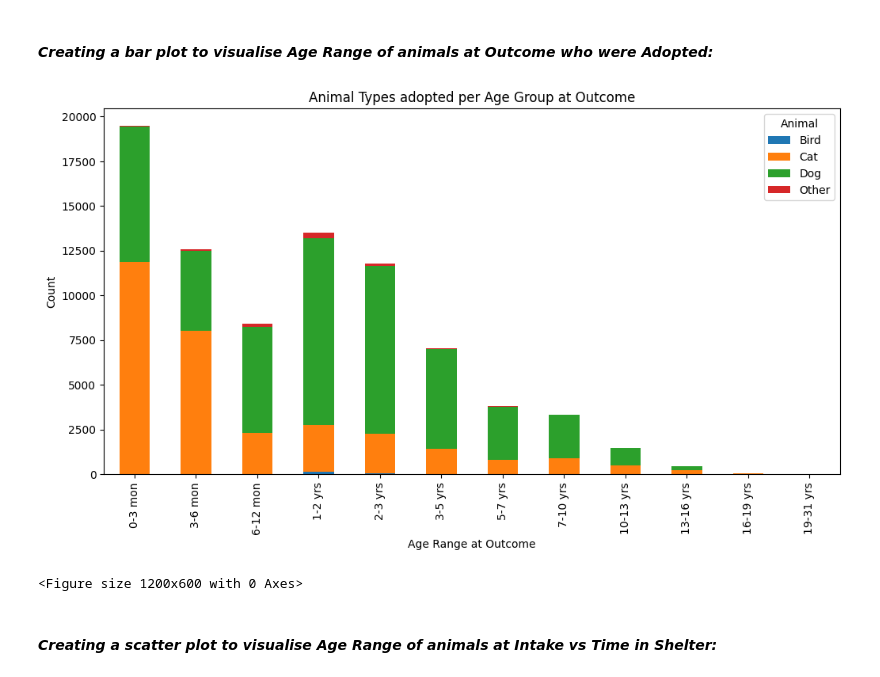
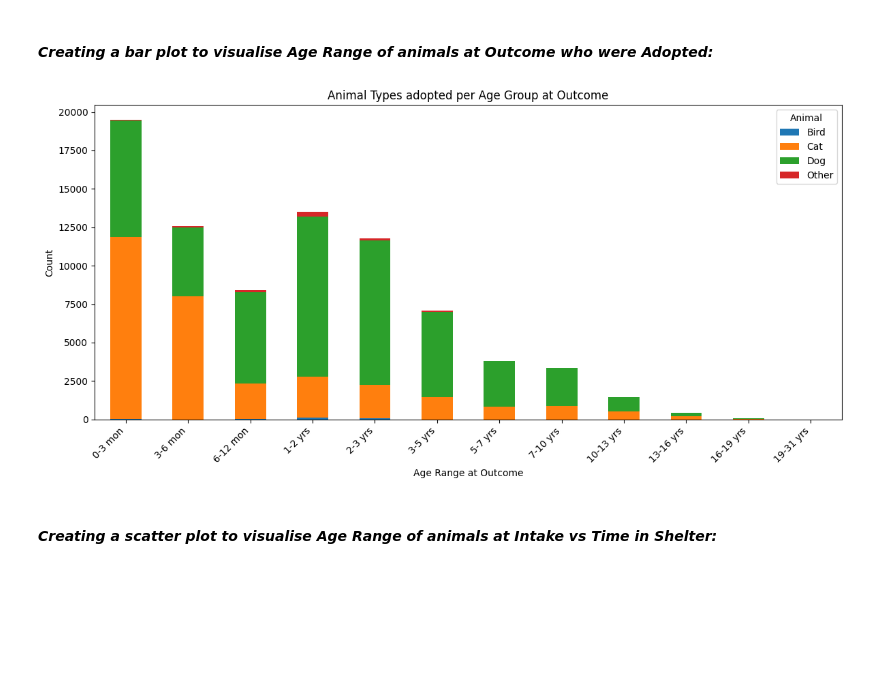
Before and after one commit to a-messmer/AAC_prelim_data_analysis_project, a Jupyter notebook: Project-api.ipynb, the cells around one changed output. Cells and saved outputs as stored; diff of their text form; code cells hidden in the pictures; blank space fills up the shorter version.

Commit message:
Tidied up plotting code to make it more compact

```diff
--- a/Project-api.ipynb
+++ b/Project-api.ipynb
@@ -1227,25 +1227,24 @@ Name: Age at Outcome, dtype: timedelta64[ns]
 # %%
 # ensuring 'Age Range at Outcome' column is string type:
 shelter_df['Animal', 'Age Range at Outcome'] = shelter_df['Age Range at Outcome'].astype(str)
 
 # Filtering data for adoption:
 adoptionData = shelter_df[shelter_df['Outcome Type'] == 'Adoption']
 
 # Grouping and counting data by Age Range at Intake and Animal type:
 ageAnimalAdoptOutCounts = adoptionData.groupby(['Age Range at Outcome', 'Animal']).size().unstack()
 
 # plotting a bar chart to show Animal Types adopted per Age Group:
 ax = ageAnimalAdoptOutCounts.plot(kind = 'bar', stacked = True, figsize = (12, 6))
-plt.figure(figsize = (12, 6))
-ax.set(xlabel = 'Age Range at Outcome')
-ax.set(ylabel = 'Count')
+ax.set_xlabel('Age Range at Outcome')
+ax.set_ylabel('Count')
 ax.set(title = 'Animal Types adopted per Age Group at Outcome')
+ax.set_xticklabels(ax.get_xticklabels(), rotation = 45, ha = 'right')
 
 plt.tight_layout()
 plt.show()
 # %% [output]
-[figure, old version]
+[figure, new version]
-<Figure size 1200x600 with 0 Axes>
 # %% [markdown]
 #### *Creating a scatter plot to visualise Age Range of animals at Intake vs Time in Shelter:*
 # %%
```
Also changed, not shown: parts of 14 cells of this notebook.
